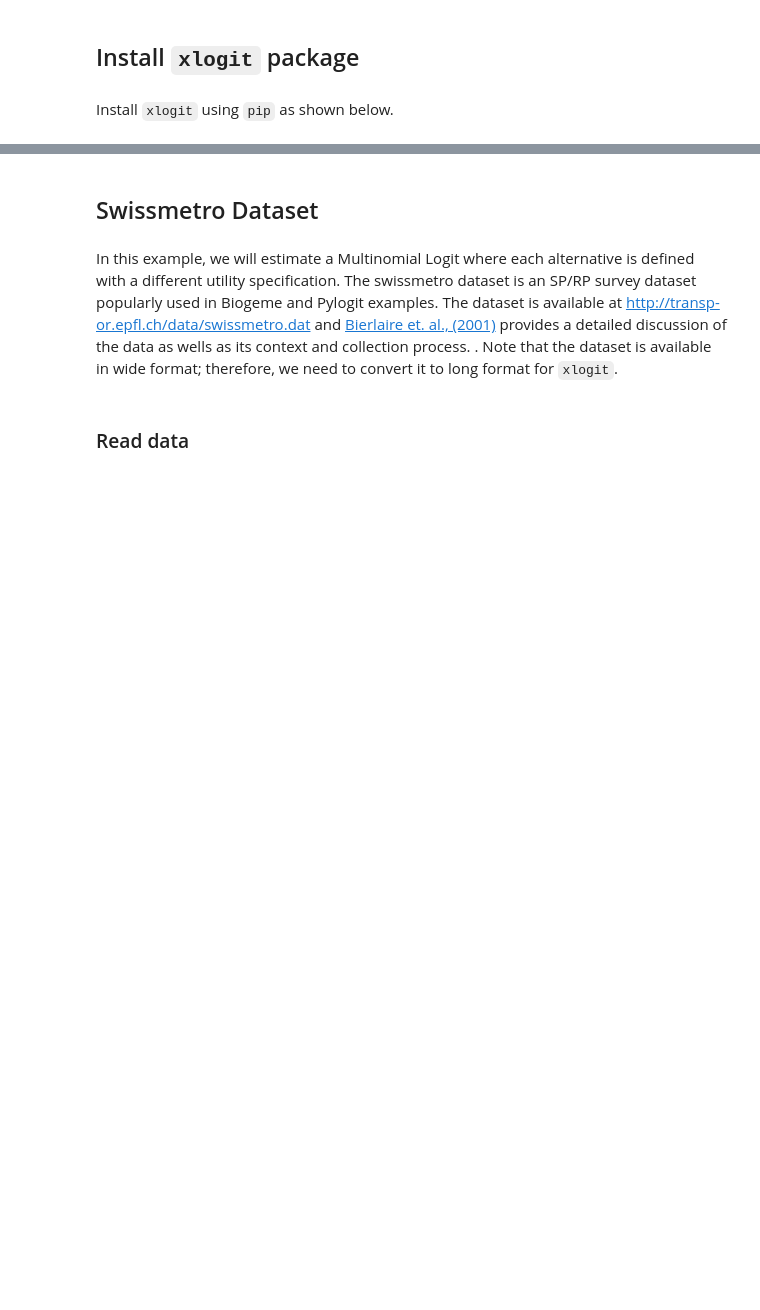
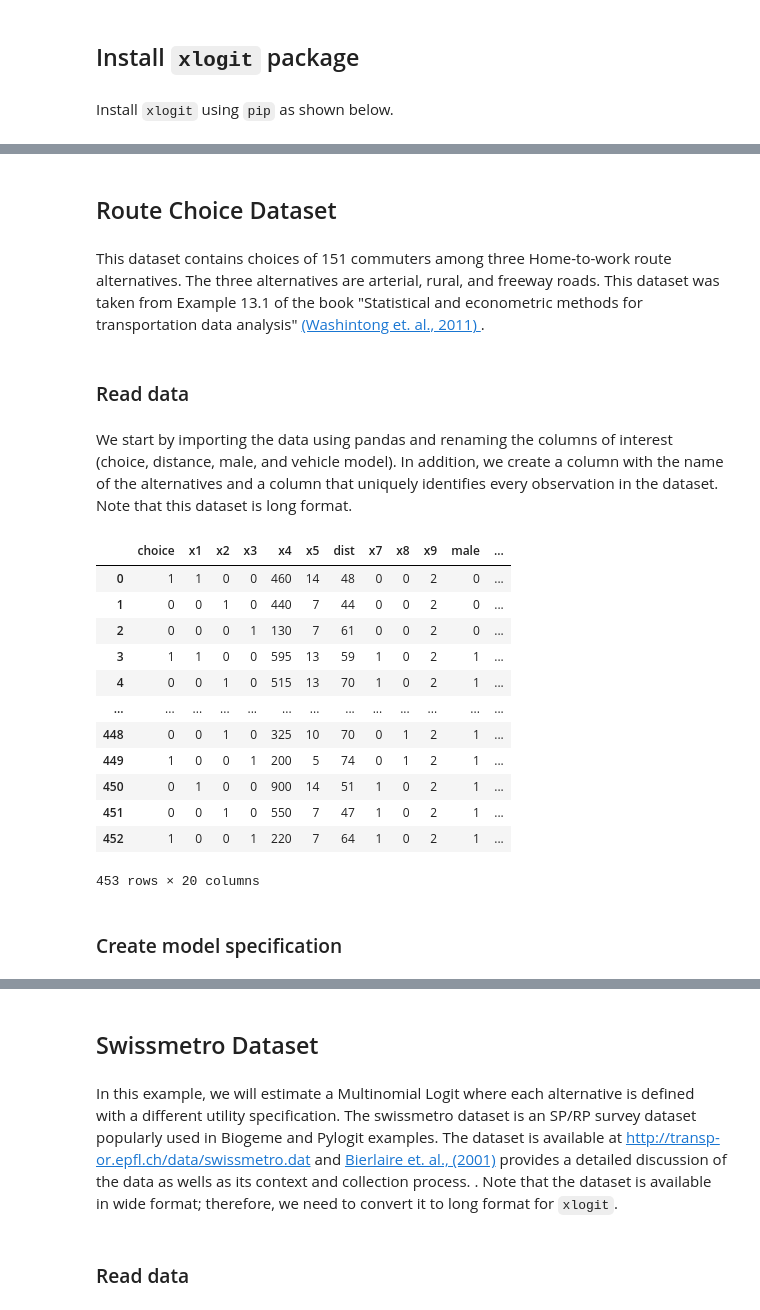
Before and after one commit to arteagac/xlogit, a Jupyter notebook: examples/multinomial_model.ipynb, the cells around one changed output, grey strips where cells are left out. Cells and saved outputs as stored; diff of their text form; code cells hidden in the pictures; blank space fills up the shorter version.

Commit message:
Updated MultinomialLogit examples

```diff
--- a/examples/multinomial_model.ipynb
+++ b/examples/multinomial_model.ipynb
@@ -18,2 +18,37 @@ Requirement already satisfied: numpy>=1.13.1 in /usr/local/lib/python3.7/dist-pa
 Installing collected packages: xlogit
 Successfully installed xlogit-0.1.3
+# %% [markdown]
+## Route Choice Dataset
+# %% [markdown]
+This dataset contains choices of 151 commuters among three Home-to-work route alternatives. The three alternatives are arterial, rural, and freeway roads. This dataset was taken from Example 13.1 of the book "Statistical and econometric methods for transportation data analysis" [(Washintong et. al., 2011) ](https://engineering.purdue.edu/~flm/StatEconBook.htm).
+# %% [markdown]
+### Read data
+# %% [markdown]
+We start by importing the data using pandas and renaming the columns of interest (choice, distance, male, and vehicle model). In addition, we create a column with the name of the alternatives and a column that uniquely identifies every observation in the dataset. Note that this dataset is long format.
+# %%
+import pandas as pd
+import numpy as np
+df = pd.read_csv("https://engineering.purdue.edu/~flm/StatEcon-Files/Ex13-1.txt",
+                 sep="\t", header=None, prefix="x")
+df.rename(columns={'x0': 'choice', 'x6': 'dist', 'x10': 'male', 'x14': 'vehmodel'},
+          inplace=True)  # Rename columns of interest
+df['alt'] = np.tile(['arterial', 'rural', 'freeway'], len(df)//3)  # Add column with alternatives
+df['ids'] = np.repeat(np.arange(len(df)//3), 3)  # Add column with unique ids
+df['vehage'] = 86 - df['vehmodel']
+df
+# %% [output]
+|  | choice | x1 | x2 | x3 | x4 | x5 | dist | x7 | x8 | x9 | male | ... |
+| 0 | 1 | 1 | 0 | 0 | 460 | 14 | 48 | 0 | 0 | 2 | 0 | ... |
+| 1 | 0 | 0 | 1 | 0 | 440 | 7 | 44 | 0 | 0 | 2 | 0 | ... |
+| 2 | 0 | 0 | 0 | 1 | 130 | 7 | 61 | 0 | 0 | 2 | 0 | ... |
+| 3 | 1 | 1 | 0 | 0 | 595 | 13 | 59 | 1 | 0 | 2 | 1 | ... |
+| 4 | 0 | 0 | 1 | 0 | 515 | 13 | 70 | 1 | 0 | 2 | 1 | ... |
+| ... | ... | ... | ... | ... | ... | ... | ... | ... | ... | ... | ... | ... |
+| 448 | 0 | 0 | 1 | 0 | 325 | 10 | 70 | 0 | 1 | 2 | 1 | ... |
+| 449 | 1 | 0 | 0 | 1 | 200 | 5 | 74 | 0 | 1 | 2 | 1 | ... |
+| 450 | 0 | 1 | 0 | 0 | 900 | 14 | 51 | 1 | 0 | 2 | 1 | ... |
+| 451 | 0 | 0 | 1 | 0 | 550 | 7 | 47 | 1 | 0 | 2 | 1 | ... |
+| 452 | 1 | 0 | 0 | 1 | 220 | 7 | 64 | 1 | 0 | 2 | 1 | ... |
+453 rows × 20 columns
+# %% [markdown]
+### Create model specification
```
Also changed, not shown: parts of 8 cells of this notebook.
